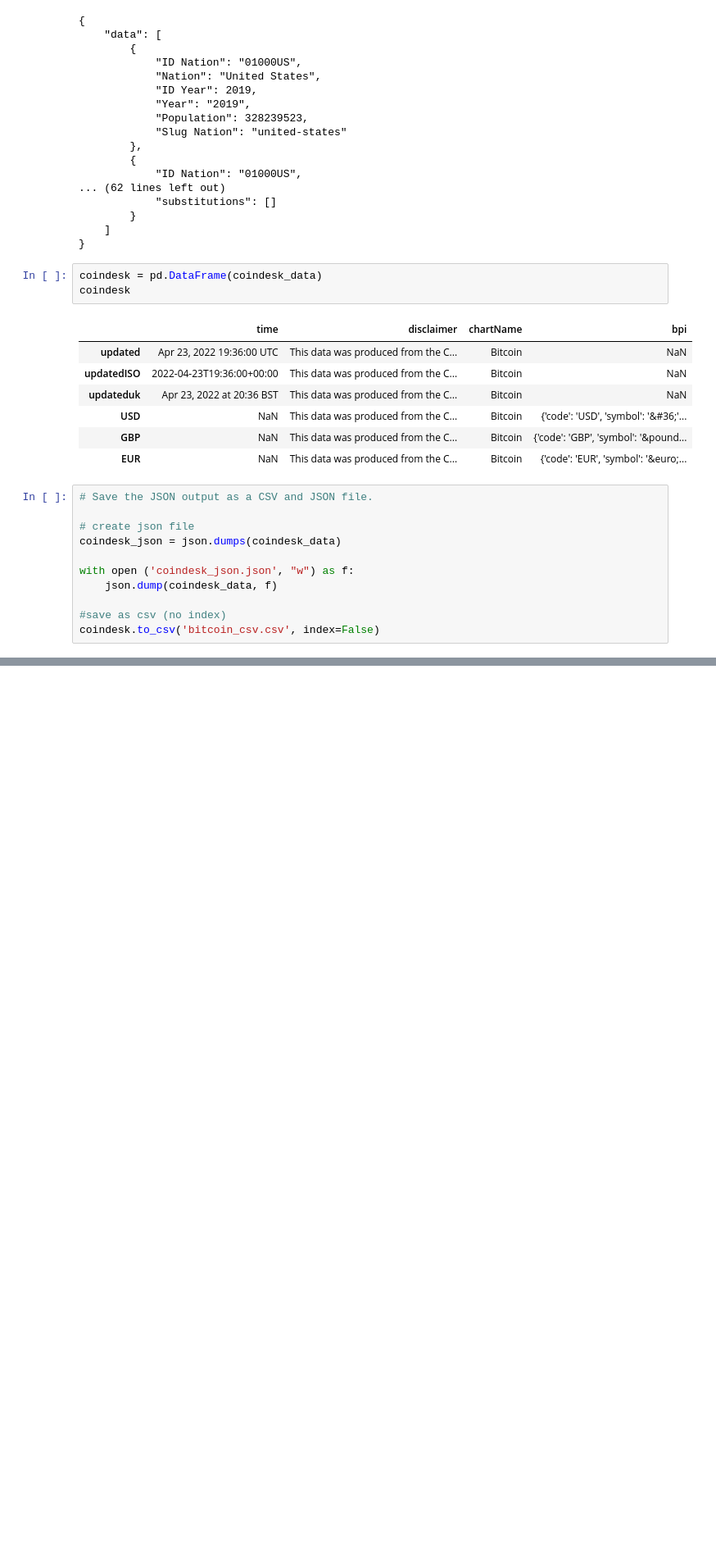
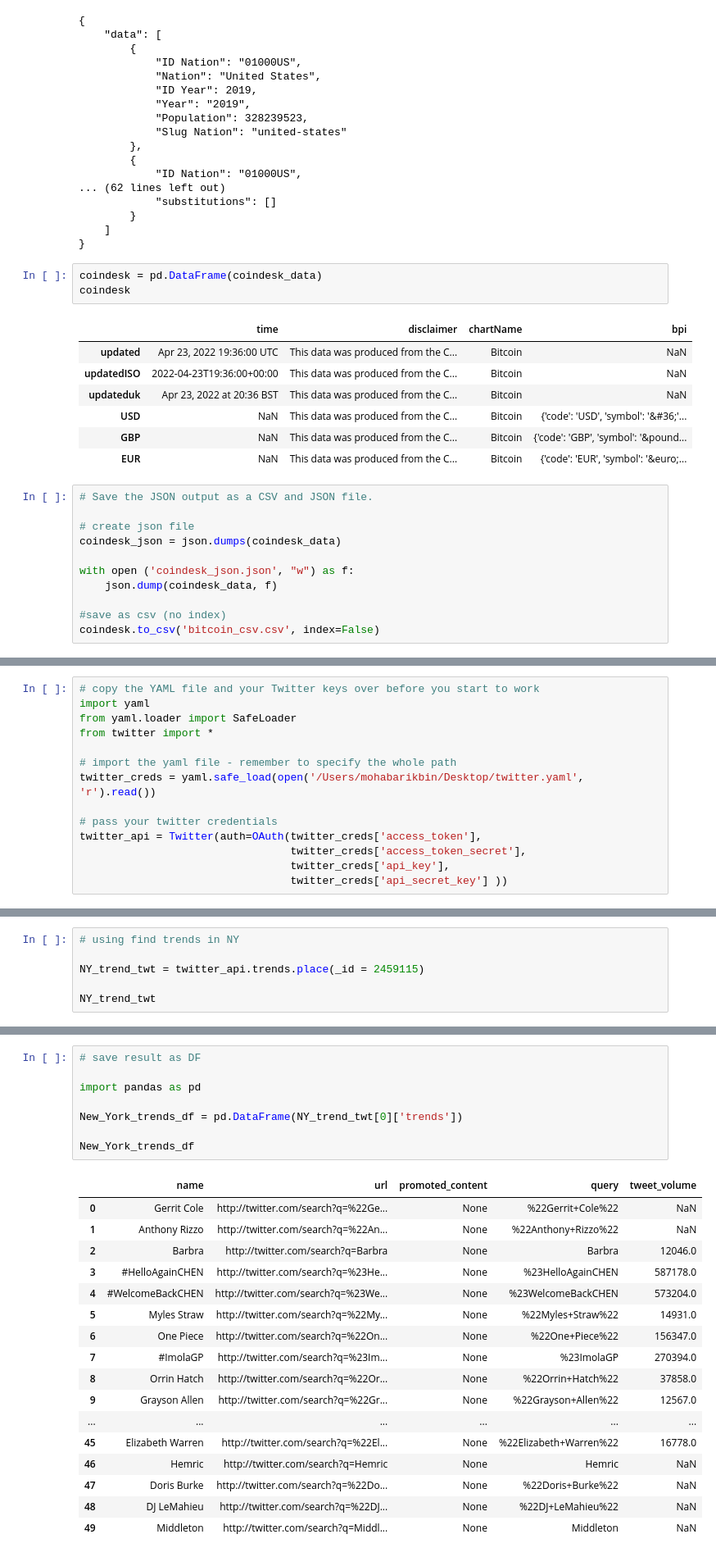
Before and after one commit to Moha-Barik/API_requests, a Jupyter notebook: bitcoin_API_scraping.ipynb, the cells around one changed output, grey strips where cells are left out. Shown at 82% size. Drawn from its saved outputs; the diff is of its cells as text; blank space fills up the shorter version.

```diff
--- a/bitcoin_API_scraping.ipynb
+++ b/bitcoin_API_scraping.ipynb
@@ -144,0 +147,14 @@ coindesk.to_csv('bitcoin_csv.csv', index=False)
+# %%
+# copy the YAML file and your Twitter keys over before you start to work
+import yaml
+from yaml.loader import SafeLoader
+from twitter import *
+
+# import the yaml file - remember to specify the whole path
+twitter_creds = yaml.safe_load(open('/Users/mohabarikbin/Desktop/twitter.yaml', 'r').read())
+
+# pass your twitter credentials
+twitter_api = Twitter(auth=OAuth(twitter_creds['access_token'],
+                                 twitter_creds['access_token_secret'],
+                                 twitter_creds['api_key'],
+                                 twitter_creds['api_secret_key'] ))
@@ -144,0 +238,6 @@ coindesk.to_csv('bitcoin_csv.csv', index=False)
+# %%
+# using find trends in NY
+
+NY_trend_twt = twitter_api.trends.place(_id = 2459115)
+
+NY_trend_twt
@@ -144,0 +262,26 @@ coindesk.to_csv('bitcoin_csv.csv', index=False)
+# %%
+# save result as DF
+
+import pandas as pd
+
+New_York_trends_df = pd.DataFrame(NY_trend_twt[0]['trends'])
+
+New_York_trends_df
+# %% [output]
+|  | name | url | promoted_content | query | tweet_volume |
+| 0 | Gerrit Cole | http://twitter.com/search?q=%22Ge... | None | %22Gerrit+Cole%22 | NaN |
+| 1 | Anthony Rizzo | http://twitter.com/search?q=%22An... | None | %22Anthony+Rizzo%22 | NaN |
+| 2 | Barbra | http://twitter.com/search?q=Barbra | None | Barbra | 12046.0 |
+| 3 | #HelloAgainCHEN | http://twitter.com/search?q=%23He... | None | %23HelloAgainCHEN | 587178.0 |
+| 4 | #WelcomeBackCHEN | http://twitter.com/search?q=%23We... | None | %23WelcomeBackCHEN | 573204.0 |
+| 5 | Myles Straw | http://twitter.com/search?q=%22My... | None | %22Myles+Straw%22 | 14931.0 |
+| 6 | One Piece | http://twitter.com/search?q=%22On... | None | %22One+Piece%22 | 156347.0 |
+| 7 | #ImolaGP | http://twitter.com/search?q=%23Im... | None | %23ImolaGP | 270394.0 |
+| 8 | Orrin Hatch | http://twitter.com/search?q=%22Or... | None | %22Orrin+Hatch%22 | 37858.0 |
+| 9 | Grayson Allen | http://twitter.com/search?q=%22Gr... | None | %22Grayson+Allen%22 | 12567.0 |
+| ... | ... | ... | ... | ... | ... |
+| 45 | Elizabeth Warren | http://twitter.com/search?q=%22El... | None | %22Elizabeth+Warren%22 | 16778.0 |
+| 46 | Hemric | http://twitter.com/search?q=Hemric | None | Hemric | NaN |
+| 47 | Doris Burke | http://twitter.com/search?q=%22Do... | None | %22Doris+Burke%22 | NaN |
+| 48 | DJ LeMahieu | http://twitter.com/search?q=%22DJ... | None | %22DJ+LeMahieu%22 | NaN |
+| 49 | Middleton | http://twitter.com/search?q=Middl... | None | Middleton | NaN |
```
Also changed, not shown: parts of 25 cells of this notebook.
